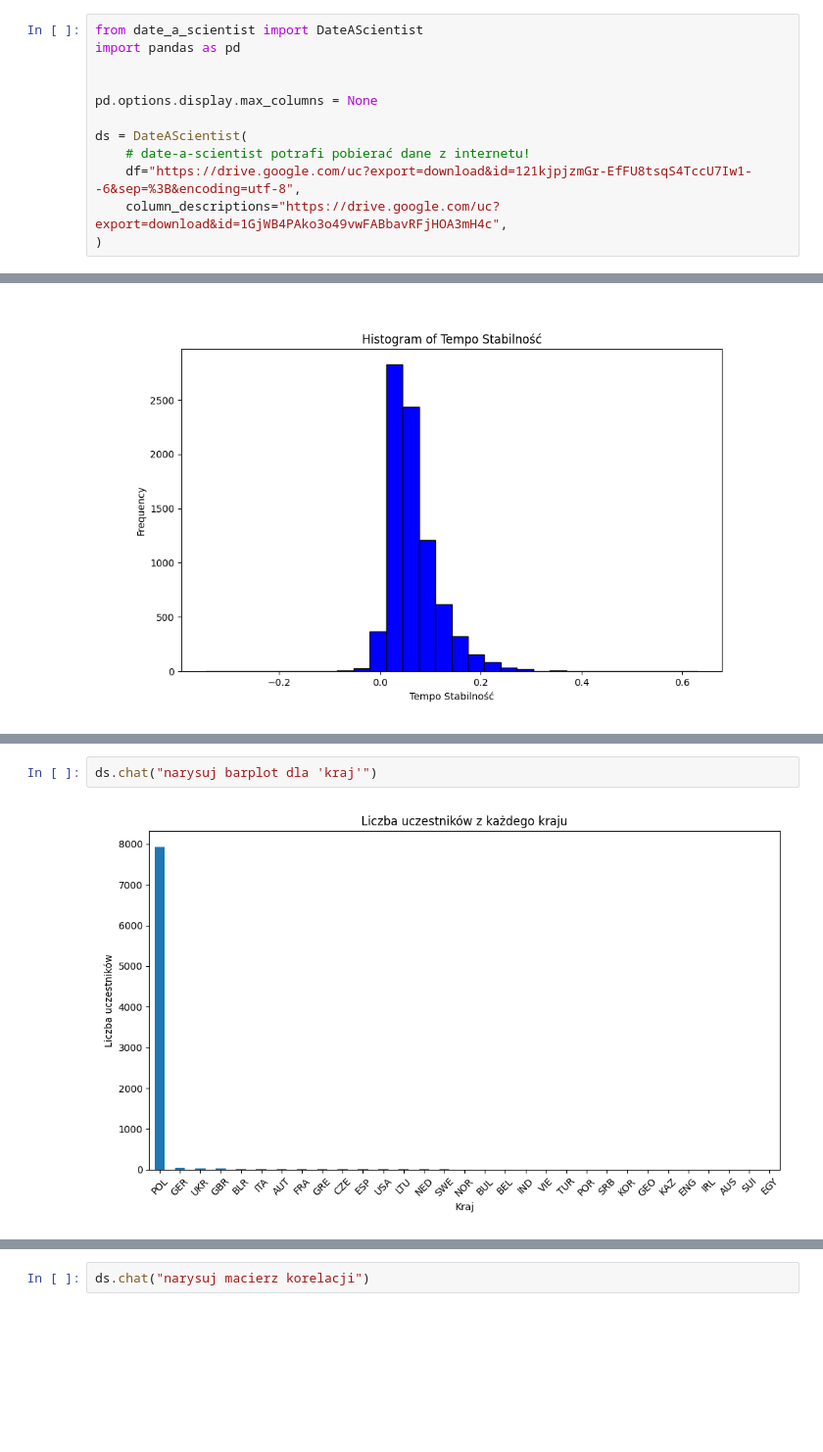
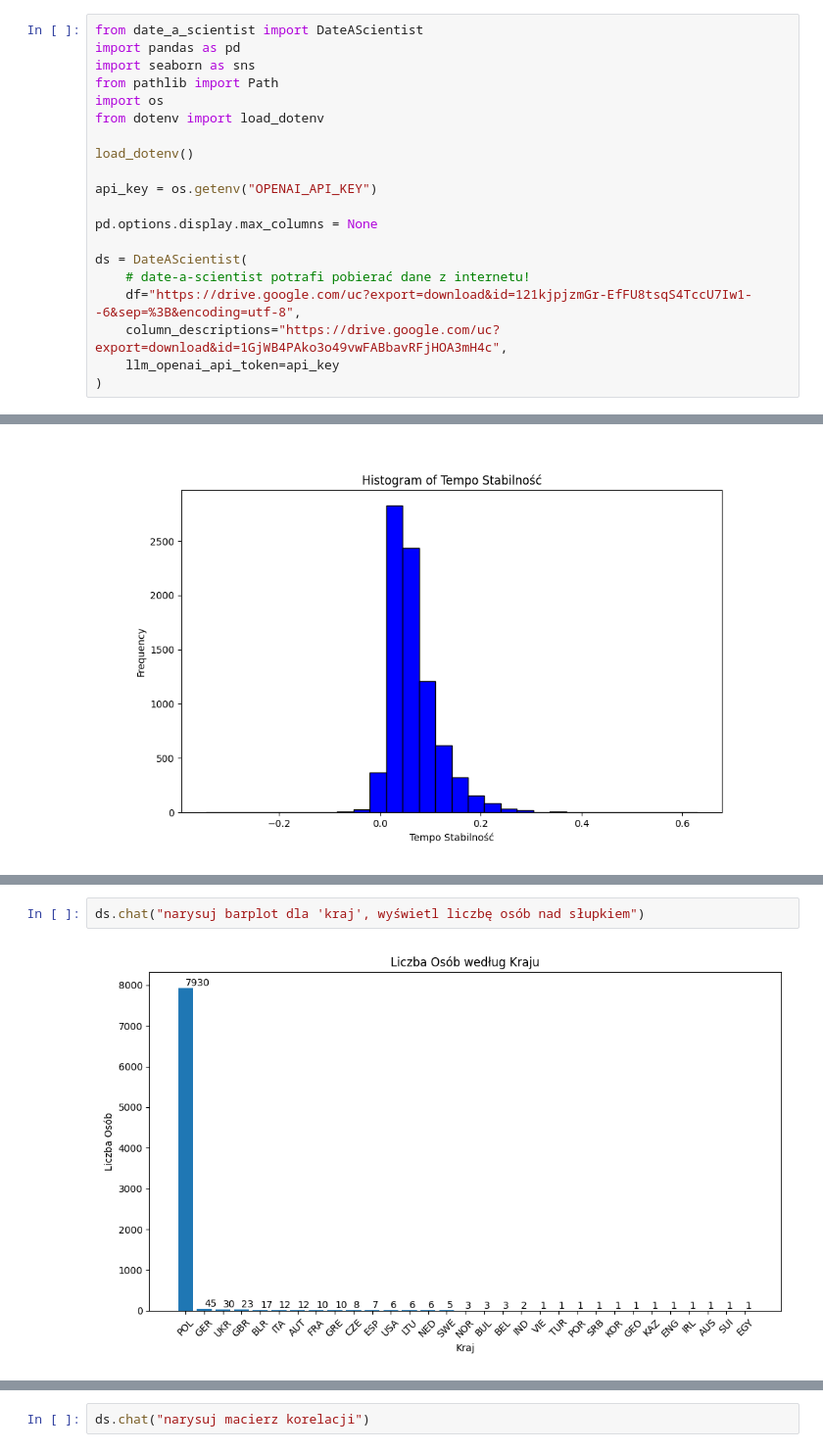
Before and after one commit to pawlo884/ds, a Jupyter notebook: modul2/zad2/1.ipynb, the cells around one changed output, grey strips where cells are left out. Shown at 98% size. Cells and saved outputs as stored; diff of their text form; blank space fills up the shorter version.

```diff
--- a/zad2/1.ipynb
+++ b/modul2/zad2/1.ipynb
@@ -1,7 +1,14 @@
 # %%
 from date_a_scientist import DateAScientist
 import pandas as pd
+import seaborn as sns
+from pathlib import Path
+import os
+from dotenv import load_dotenv
 
+load_dotenv()
+
+api_key = os.getenv("OPENAI_API_KEY")
 
 pd.options.display.max_columns = None
 
@@ -9,6 +16,7 @@ ds = DateAScientist(
     # date-a-scientist potrafi pobierać dane z internetu!
     df="https://drive.google.com/uc?export=download&id=121kjpjzmGr-EfFU8tsqS4TccU7Iw1--6&sep=%3B&encoding=utf-8",
     column_descriptions="https://drive.google.com/uc?export=download&id=1GjWB4PAko3o49vwFABbavRFjHOA3mH4c",
+    llm_openai_api_token=api_key
 )
 # %%
 ds.chat("pokaż ile jest rekordów")
@@ -110,7 +114,7 @@ ds.chat('narysuj barplot dla "Imię", posortuj według najczęściej występują
 # %%
-ds.chat("narysuj barplot dla 'kraj'")
+ds.chat("narysuj barplot dla 'kraj', wyświetl liczbę osób nad słupkiem")
 # %% [output]
-[figure, old version]
+[figure, new version]
 # %%
 ds.chat("narysuj barplot dla 'kategoria wiekowa', posortuj według najczęścięj wystepujących, dodatkowo podziel na kobiety i mężczyzn")
 # %% [output]
```
Also changed, not shown: parts of 11 cells of this notebook, 6 other files.
